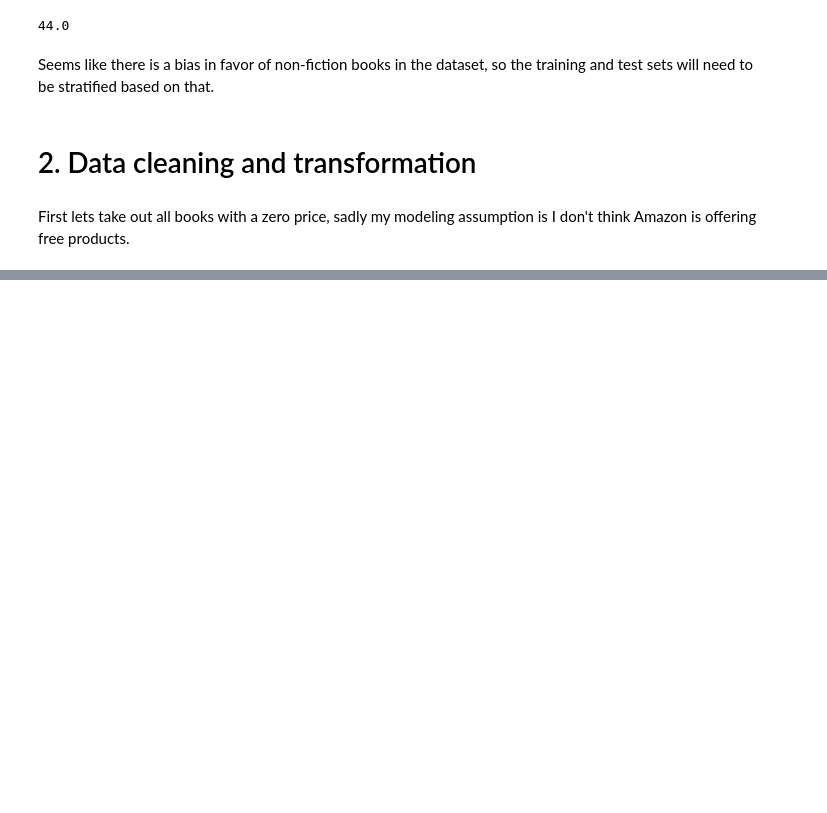
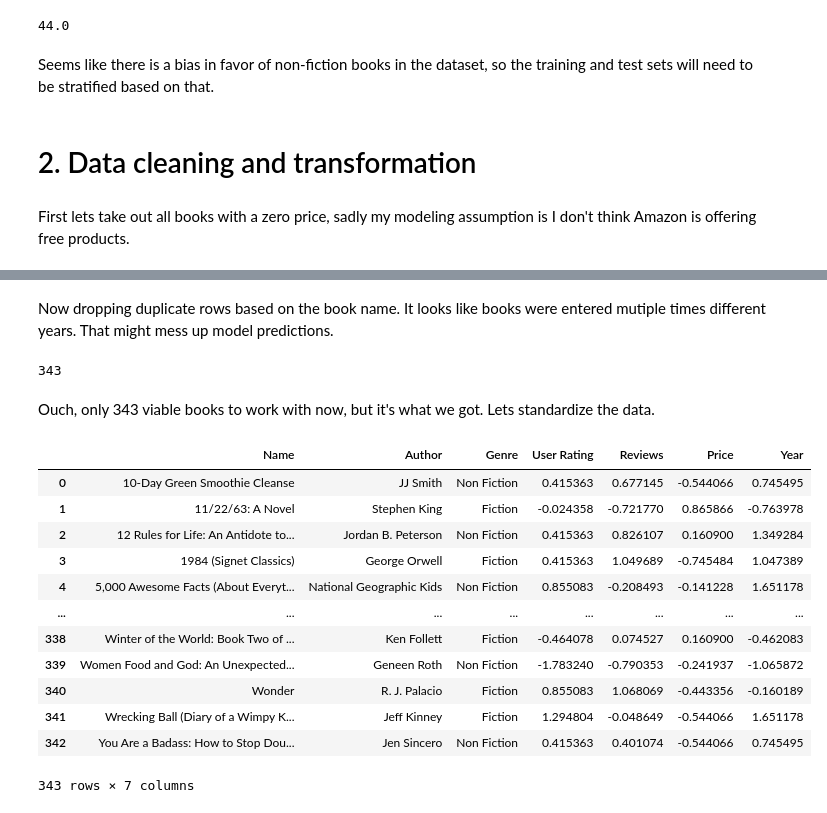
Before and after one commit to Simon-Holloway/datascience_test_projects, a Jupyter notebook: amazon-user-prediction.ipynb, the cells around one changed output, grey strips where cells are left out. Drawn from its saved outputs; the diff is of its cells as text; code cells hidden in the pictures; blank space fills up the shorter version.

```diff
--- a/amazon-user-prediction.ipynb
+++ b/amazon-user-prediction.ipynb
@@ -215,0 +214,72 @@ Iterate through and drop duplicates based on book name.
+# %% [markdown]
+Now dropping duplicate rows based on the book name. It looks like books were entered mutiple times different years. That might mess up model predictions.
+# %%
+def drop_name_dupes(dataframe):
+    """
+    finds the rows where the name for the book has been duplicated and drops them from the dataset
+
+    #Parameters:
+    #    dataset (Pandas Dataframe): a dataset to take the names from
+
+    #Returns:
+    #    Pandas Dataframe: A new dataframe with the duplicate rows removed.
+
+    """
+    df = dataframe
+    return df[pd.DataFrame.duplicated(df,subset=["Name"]) == False]
+
+amazon_nodupes_nozero = drop_name_dupes(amazon_no_zeros)
+
+amazon_nodupes_nozero.shape[0]
+# %% [output]
+343
+# %% [markdown]
+Ouch, only 343 viable books to work with now, but it's what we got. Lets standardize the data.
+# %%
+def standardize_numerics(dataset):
+    """
+    Pulls out all the numerical columns, standardizes them, then returns a new dataframe with the values
+    standardized.
+
+    #Parameters:
+    #    dataset (Pandas Dataframe): a dataset to take the years from
+
+    #Returns:
+    #    Pandas Dataframe: A new dataframe with the numerical values standardized.
+
+    """
+    df = dataset.copy()
+    numerical_columns = df.select_dtypes(include=np.number).columns.tolist()
+    sc = StandardScaler()
+    temp_dict = {}
+    for i in numerical_columns:
+        name = i
+        num_array = pd.Series(df[name]).to_numpy().reshape(-1,1)
+        scaled_array = sc.fit_transform(num_array).ravel()
+        temp_dict[i] = list(scaled_array)
+    std_num_frame = pd.DataFrame(temp_dict, columns=numerical_columns)
+    std_num_frame_id = std_num_frame.reset_index()
+    og_dropped = df.drop(labels=numerical_columns, axis=1)
+    og_dropped_id = og_dropped.reset_index()
+    combined = pd.concat([og_dropped_id,std_num_frame_id], axis= 1, join='inner')
+    combined_right_shape = combined.drop('index',axis=1)
+    return combined_right_shape
+
+
+amazon_standard = standardize_numerics(amazon_nodupes_nozero)
+
+amazon_standard
+# %% [output]
+|  | Name | Author | Genre | User Rating | Reviews | Price | Year |
+| 0 | 10-Day Green Smoothie Cleanse | JJ Smith | Non Fiction | 0.415363 | 0.677145 | -0.544066 | 0.745495 |
+| 1 | 11/22/63: A Novel | Stephen King | Fiction | -0.024358 | -0.721770 | 0.865866 | -0.763978 |
+| 2 | 12 Rules for Life: An Antidote to... | Jordan B. Peterson | Non Fiction | 0.415363 | 0.826107 | 0.160900 | 1.349284 |
+| 3 | 1984 (Signet Classics) | George Orwell | Fiction | 0.415363 | 1.049689 | -0.745484 | 1.047389 |
+| 4 | 5,000 Awesome Facts (About Everyt... | National Geographic Kids | Non Fiction | 0.855083 | -0.208493 | -0.141228 | 1.651178 |
+| ... | ... | ... | ... | ... | ... | ... | ... |
+| 338 | Winter of the World: Book Two of ... | Ken Follett | Fiction | -0.464078 | 0.074527 | 0.160900 | -0.462083 |
+| 339 | Women Food and God: An Unexpected... | Geneen Roth | Non Fiction | -1.783240 | -0.790353 | -0.241937 | -1.065872 |
+| 340 | Wonder | R. J. Palacio | Fiction | 0.855083 | 1.068069 | -0.443356 | -0.160189 |
+| 341 | Wrecking Ball (Diary of a Wimpy K... | Jeff Kinney | Fiction | 1.294804 | -0.048649 | -0.544066 | 1.651178 |
+| 342 | You Are a Badass: How to Stop Dou... | Jen Sincero | Non Fiction | 0.415363 | 0.401074 | -0.544066 | 0.745495 |
+343 rows × 7 columns
```
Also changed, not shown: parts of 10 cells of this notebook.
